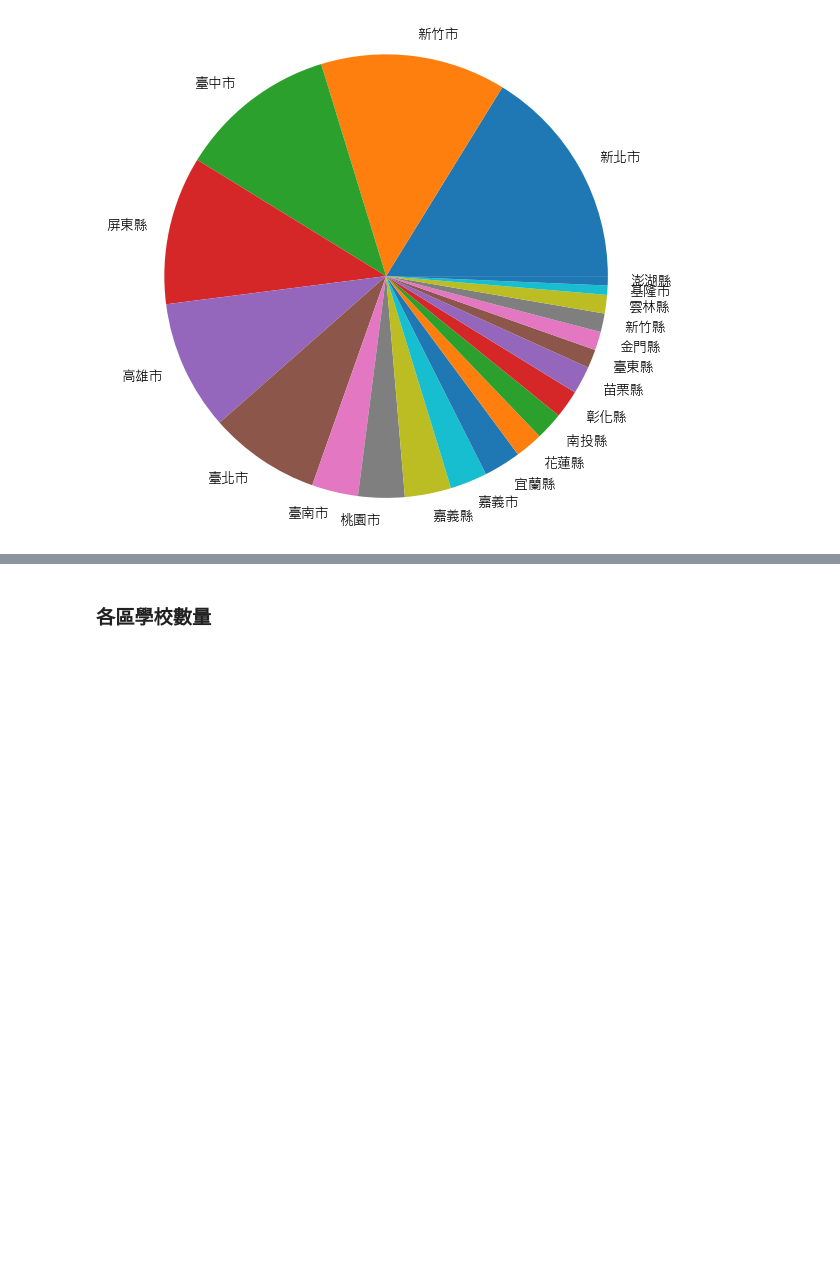
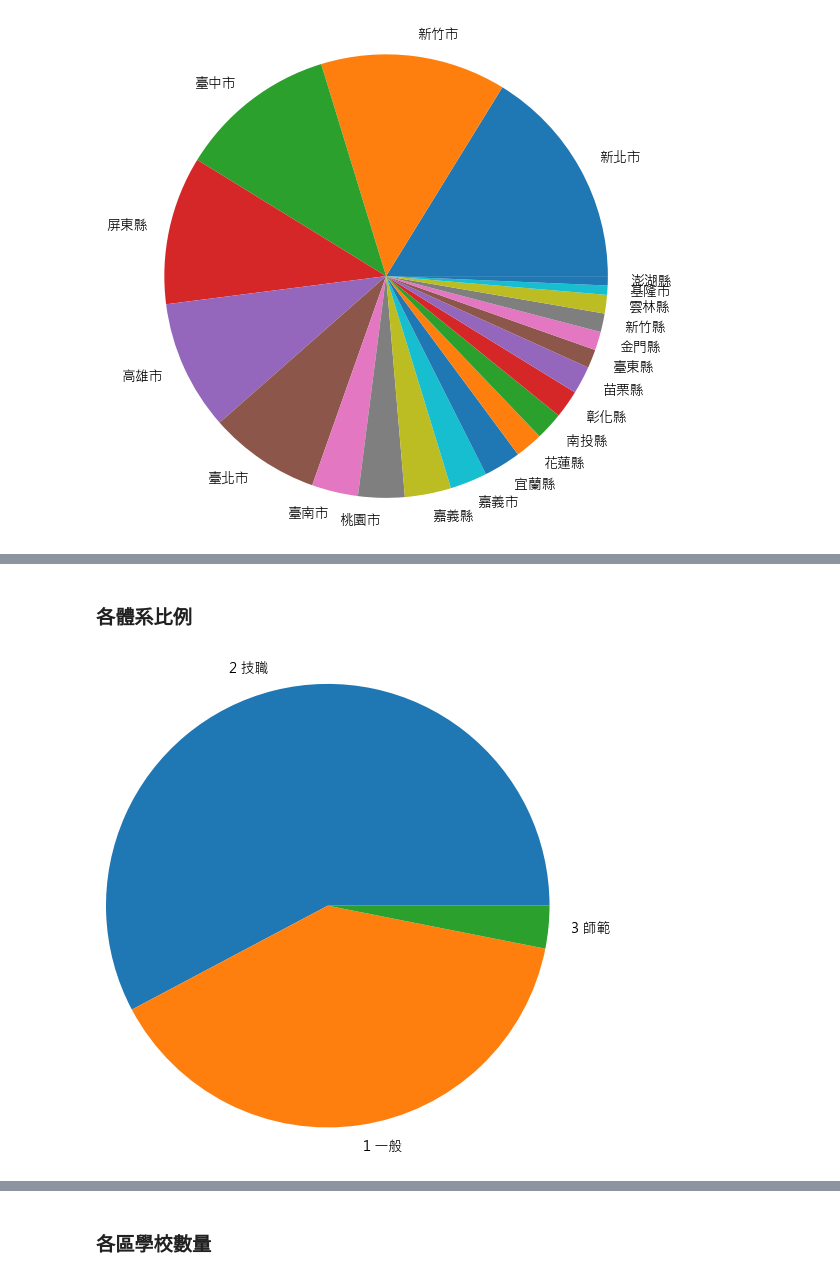
Before and after one commit to kw404/LATIA112-1, a Jupyter notebook: HW1/HW-1.ipynb, the cells around one changed output, grey strips where cells are left out. Cells and saved outputs as stored; diff of their text form; code cells hidden in the pictures; blank space fills up the shorter version.

```diff
--- a/HW1/HW-1.ipynb
+++ b/HW1/HW-1.ipynb
@@ -118,0 +130,13 @@ plt.show()
+# %% [markdown]
+### 各體系比例
+# %%
+data_buf = data.drop_duplicates(subset=['學校名稱','體系別'])
+grade_count = data_buf['體系別'].value_counts()
+grade_name = data_buf['體系別'].unique()
+
+plt.pie(grade_count,
+        radius=1.5,
+        labels = grade_name)
+plt.show()
+# %% [output]
+[figure, added]
```
Also changed, not shown: parts of 12 cells of this notebook, 2 other files.
